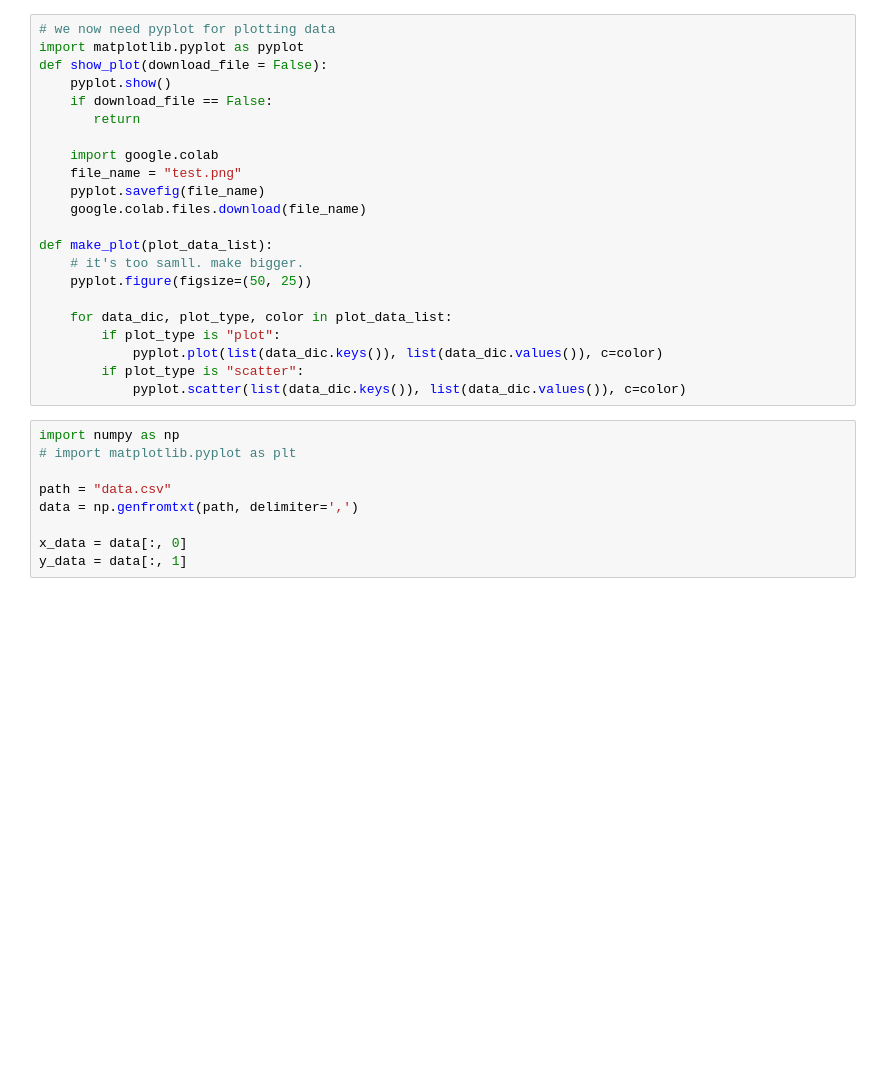
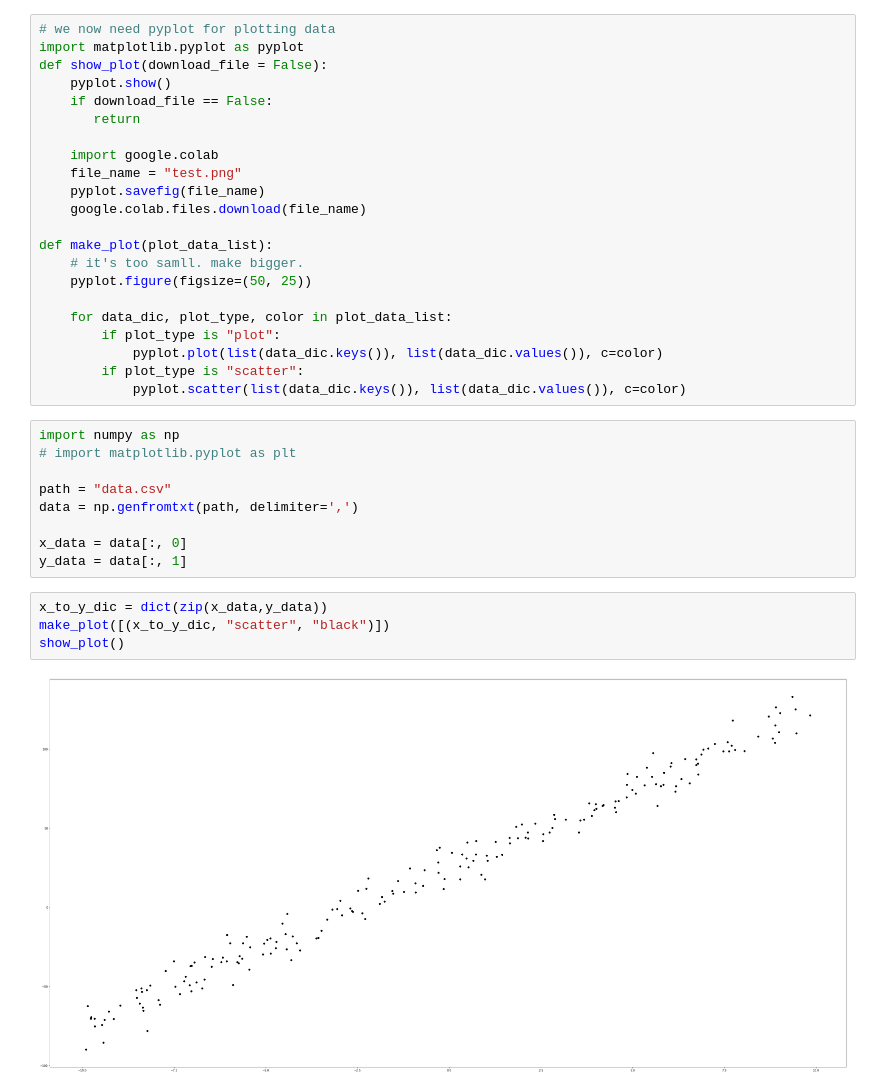
Before and after one commit to pula39/ml-assignment, a Jupyter notebook: ml_assignment3.ipynb, the cells around one changed output. Saved outputs shown, nothing was run; the diff lists cells and outputs as text; blank space fills up the shorter version.

Commit message:
1. Plotting the input data [1pt]

```diff
--- a/ml_assignment3.ipynb
+++ b/ml_assignment3.ipynb
@@ -83,3 +83,9 @@ data = np.genfromtxt(path, delimiter=',')
 
 x_data = data[:, 0]
 y_data = data[:, 1]
+# %%
+x_to_y_dic = dict(zip(x_data,y_data))
+make_plot([(x_to_y_dic, "scatter", "black")])
+show_plot()
+# %% [output]
+[figure, added]
```
